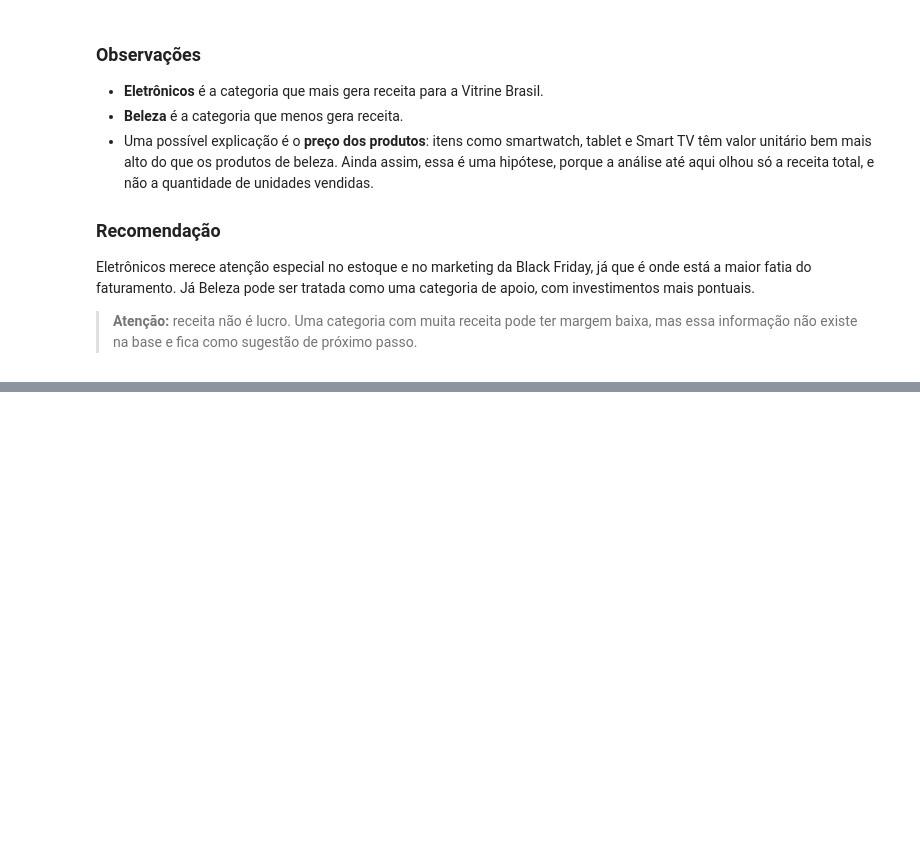
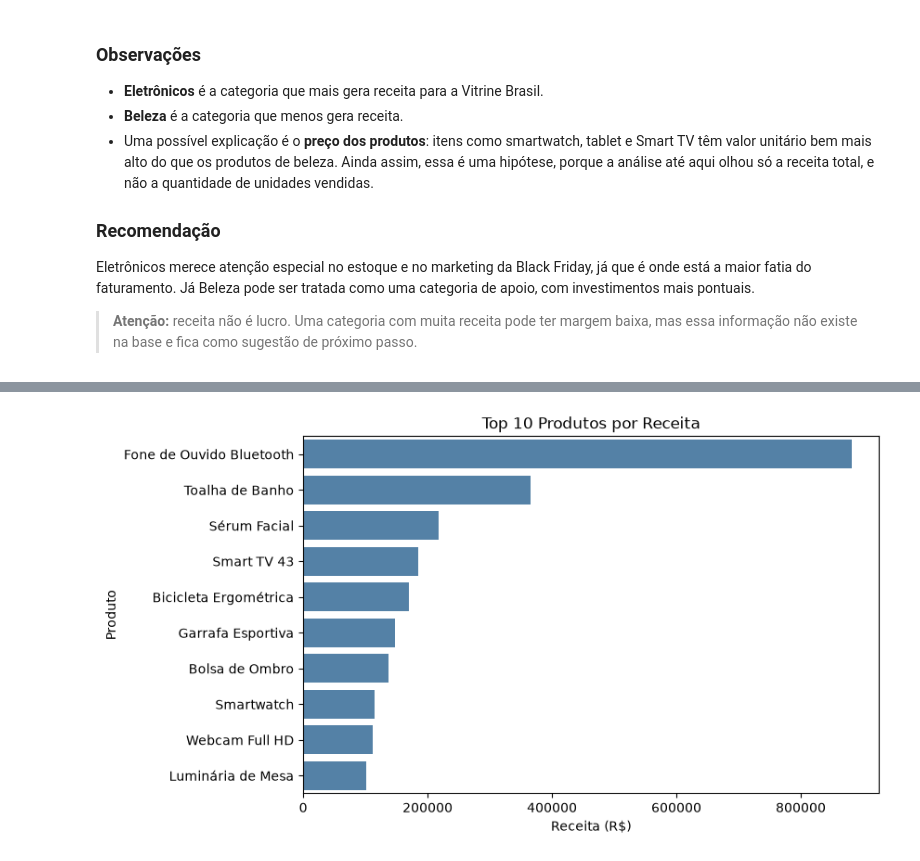
Before and after one commit to ricardo-paganini/ecommerce-sales-analysis, a Jupyter notebook: ecommerce-sales-analysis.ipynb, the cells around one changed output, grey strips where cells are left out. Cells and saved outputs as stored; diff of their text form; code cells hidden in the pictures; blank space fills up the shorter version.

Commit message:
Add top 10 products by revenue analysis

```diff
--- a/ecommerce-sales-analysis.ipynb
+++ b/ecommerce-sales-analysis.ipynb
@@ -462,0 +467,16 @@ Eletrônicos merece atenção especial no estoque e no marketing da Black Friday
+# %%
+query = '''
+SELECT p.product_name,
+       p.category,
+       ROUND(SUM(oi.quantity * p.unit_price),2) AS revenue
+FROM order_items oi
+JOIN orders o ON oi.order_id = o.order_id
+JOIN products p ON oi.product_id = p.product_id
+WHERE o.status = 'Entregue'
+GROUP BY p.product_id, p.product_name, p.category
+ORDER BY revenue DESC
+LIMIT 10
+'''
+
+top_products = pd.read_sql(query, conn)
+display(top_products)
@@ -462,0 +495,9 @@ Eletrônicos merece atenção especial no estoque e no marketing da Black Friday
+# %%
+plt.figure(figsize=(8, 5))
+sns.barplot(data=top_products, x='revenue', y='product_name', color='steelblue')
+plt.title('Top 10 Produtos por Receita')
+plt.xlabel('Receita (R$)')
+plt.ylabel('Produto')
+plt.show()
+# %% [output]
+[figure, added]
```
Also changed, not shown: parts of 2 cells of this notebook.
